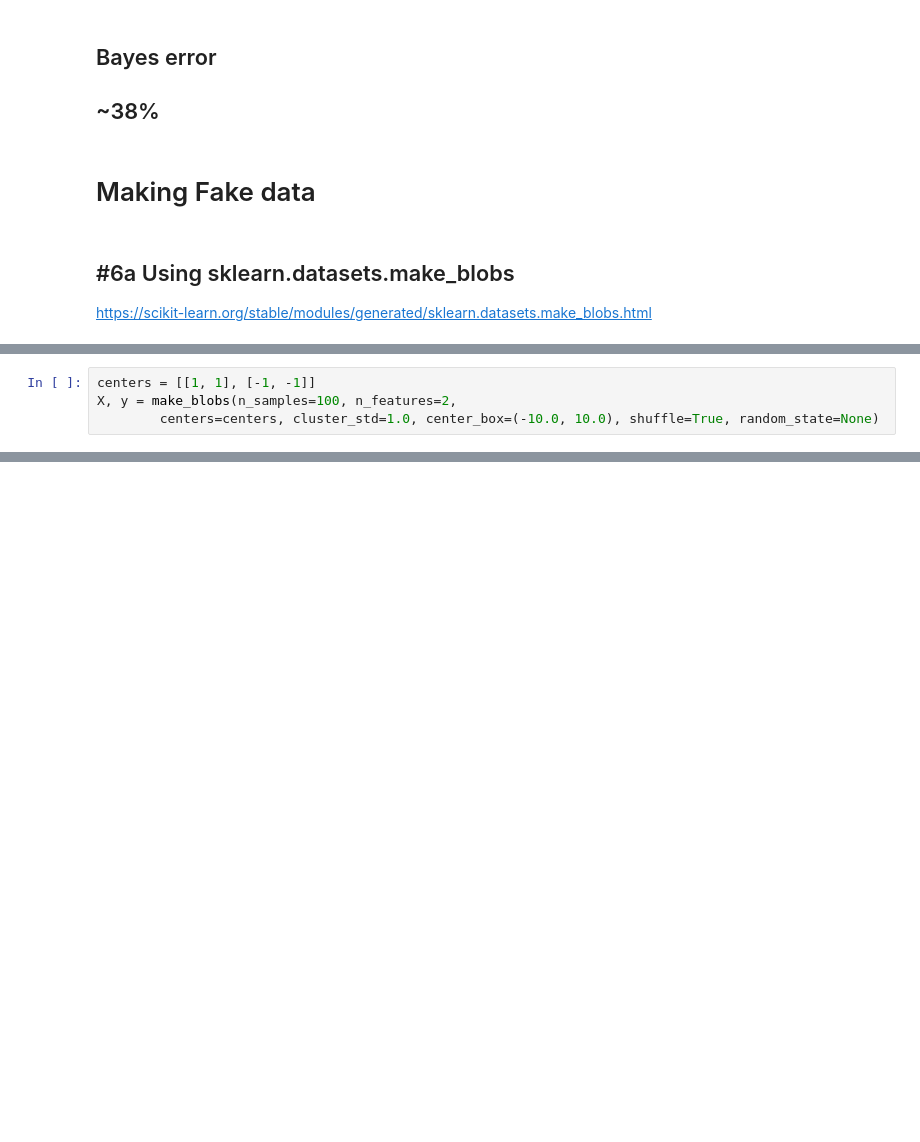
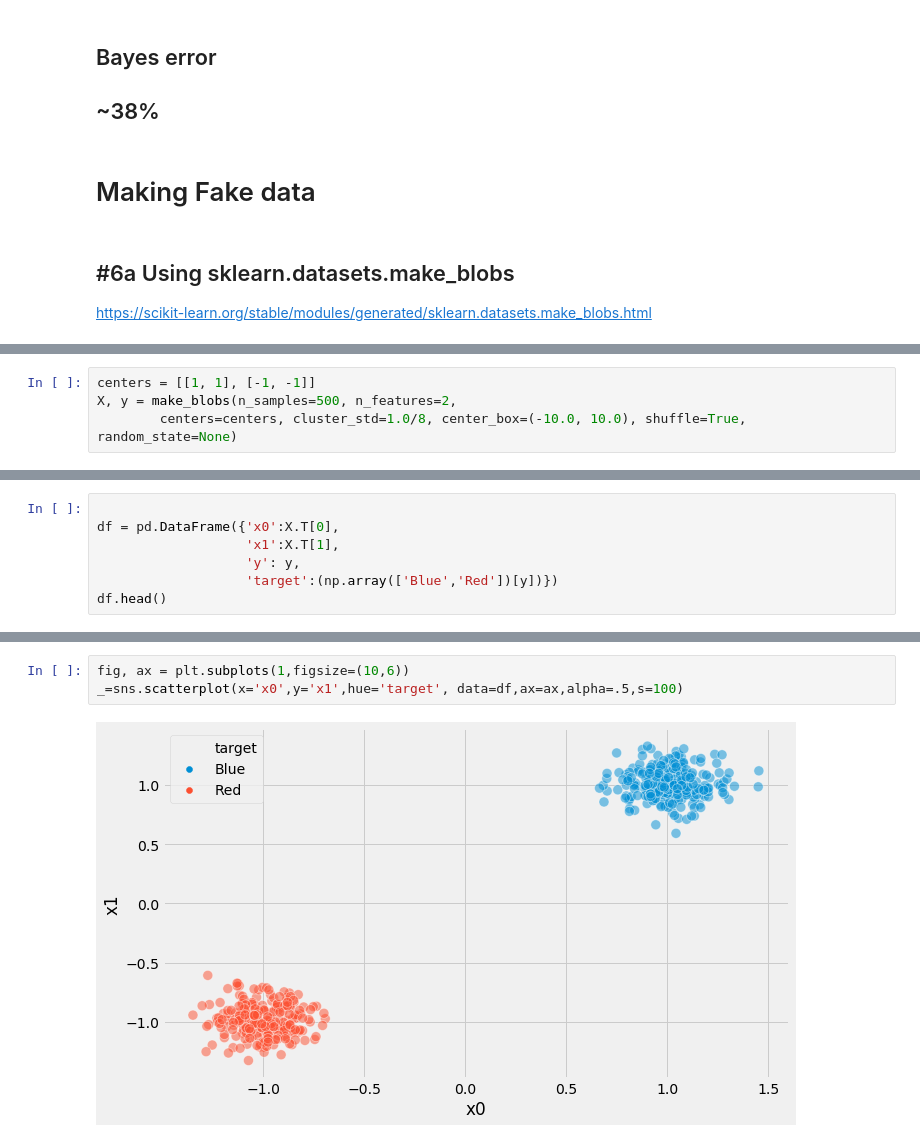
Before and after one commit to adomakor412/ML_DM, a Jupyter notebook: HW/BayesErrorIn1D.ipynb, the cells around one changed output, grey strips where cells are left out. Saved outputs shown, nothing was run; the diff lists cells and outputs as text; blank space fills up the shorter version.

Commit message:
Fake data 2 dim blob

```diff
--- a/HW/BayesErrorIn1D.ipynb
+++ b/HW/BayesErrorIn1D.ipynb
@@ -161,6 +163,6 @@ from sklearn.datasets import make_blobs
 # %%
 centers = [[1, 1], [-1, -1]]
-X, y = make_blobs(n_samples=100, n_features=2,
-        centers=centers, cluster_std=1.0, center_box=(-10.0, 10.0), shuffle=True, random_state=None)
+X, y = make_blobs(n_samples=500, n_features=2,
+        centers=centers, cluster_std=1.0/8, center_box=(-10.0, 10.0), shuffle=True, random_state=None)
 # %%
 print(X.shape)
@@ -174,0 +172,7 @@ array([0, 0, 0, 1, 1, 0, 1, 1, 1, 1, 1, 0, 1, 0, 1, 1, 1, 1, 0, 0, 1, 0,
+# %%
+
+df = pd.DataFrame({'x0':X.T[0],
+                   'x1':X.T[1],
+                   'y': y,
+                   'target':(np.array(['Blue','Red'])[y])})
+df.head()
@@ -174,0 +186,5 @@ array([0, 0, 0, 1, 1, 0, 1, 1, 1, 1, 1, 0, 1, 0, 1, 1, 1, 1, 0, 0, 1, 0,
+# %%
+fig, ax = plt.subplots(1,figsize=(10,6))
+_=sns.scatterplot(x='x0',y='x1',hue='target', data=df,ax=ax,alpha=.5,s=100)
+# %% [output]
+[figure, added]
```
Also changed, not shown: parts of 8 cells of this notebook.
